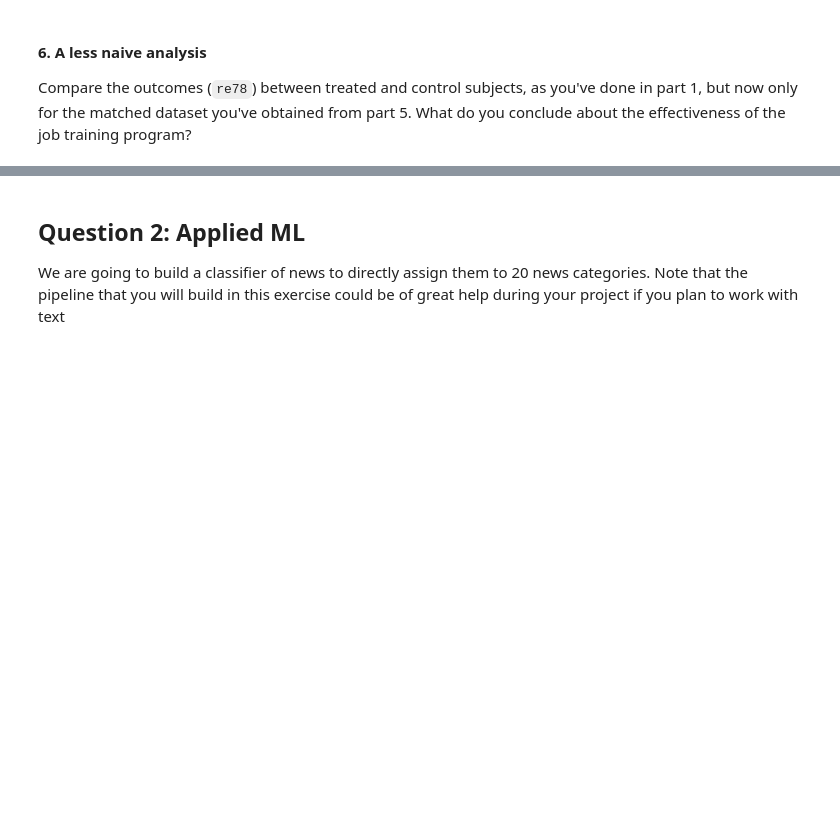
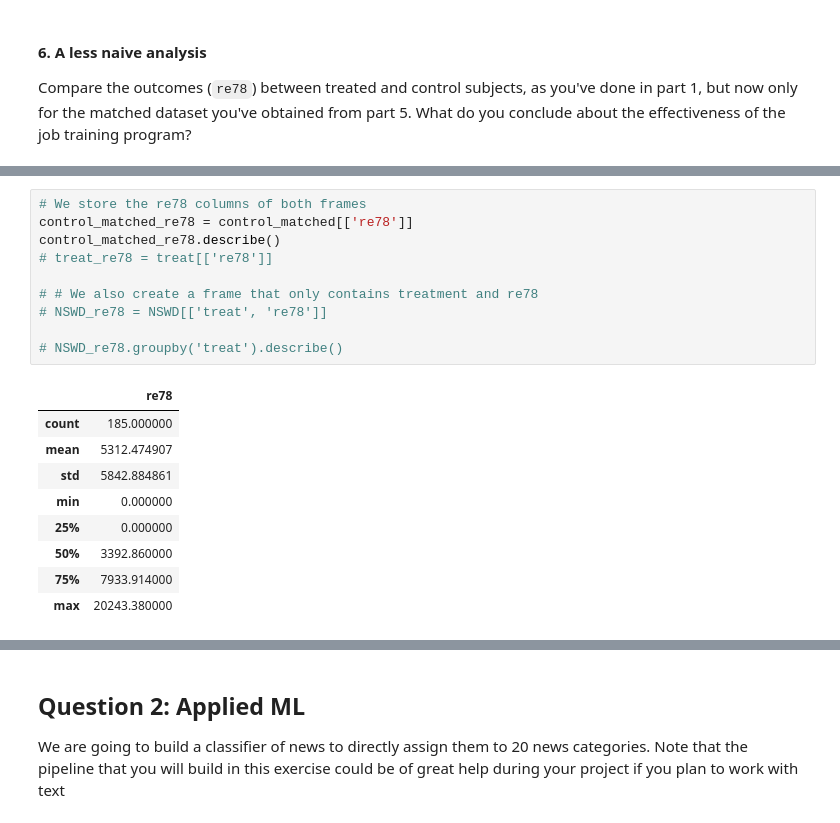
Before and after one commit to StenElling/ADA, a Jupyter notebook: Homework 4/Hw4_sten.ipynb, the cells around one changed output, grey strips where cells are left out. Saved outputs shown, nothing was run; the diff lists cells and outputs as text; blank space fills up the shorter version.

```diff
--- a/Homework 4/Hw4_sten.ipynb
+++ b/Homework 4/Hw4_sten.ipynb
@@ -513,0 +493,20 @@ What do you conclude about the effectiveness of the job training program?
+# %%
+# We store the re78 columns of both frames
+control_matched_re78 = control_matched[['re78']]
+control_matched_re78.describe()
+# treat_re78 = treat[['re78']]
+
+# # We also create a frame that only contains treatment and re78
+# NSWD_re78 = NSWD[['treat', 're78']]
+
+# NSWD_re78.groupby('treat').describe()
+# %% [output]
+|  | re78 |
+| count | 185.000000 |
+| mean | 5312.474907 |
+| std | 5842.884861 |
+| min | 0.000000 |
+| 25% | 0.000000 |
+| 50% | 3392.860000 |
+| 75% | 7933.914000 |
+| max | 20243.380000 |
```
Also changed, not shown: parts of 24 cells of this notebook.
